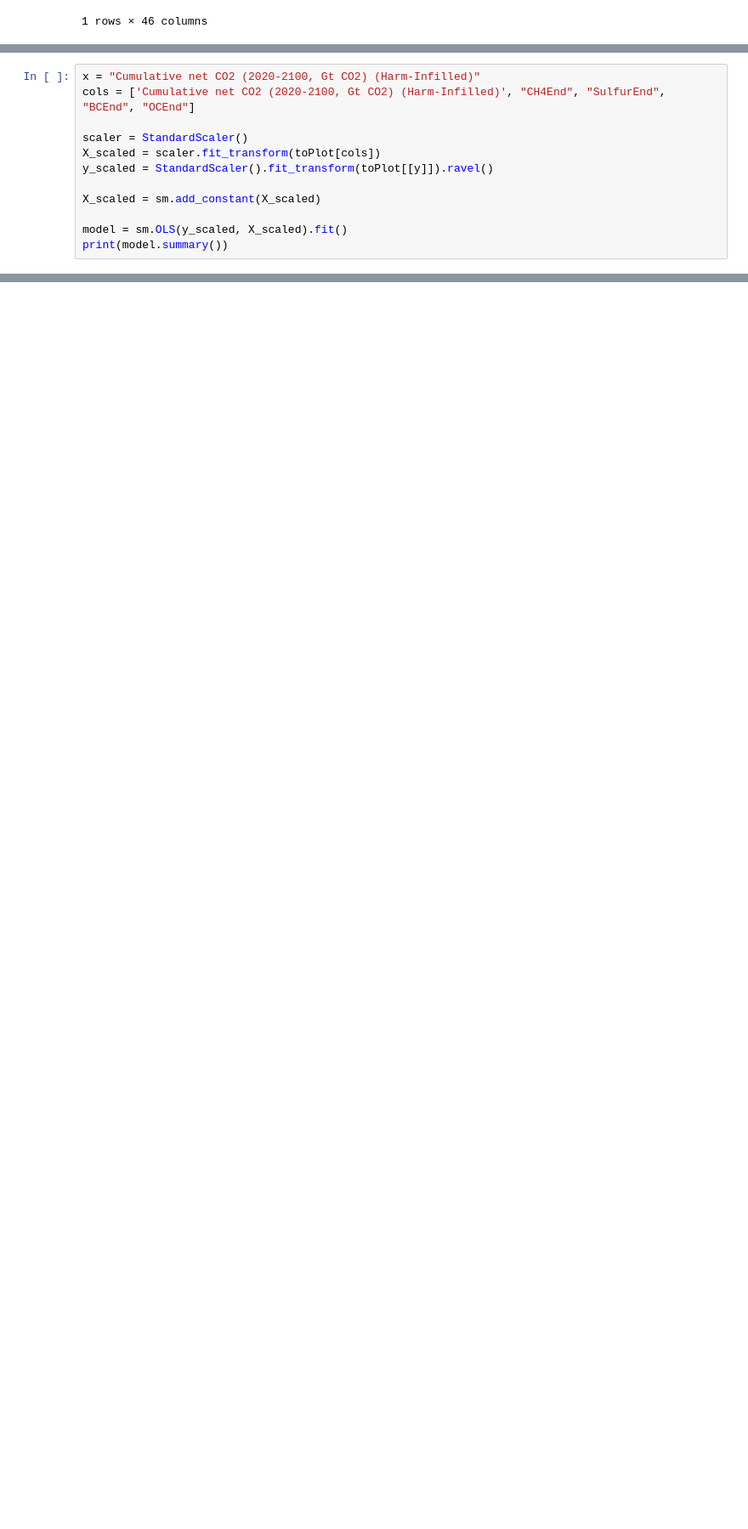
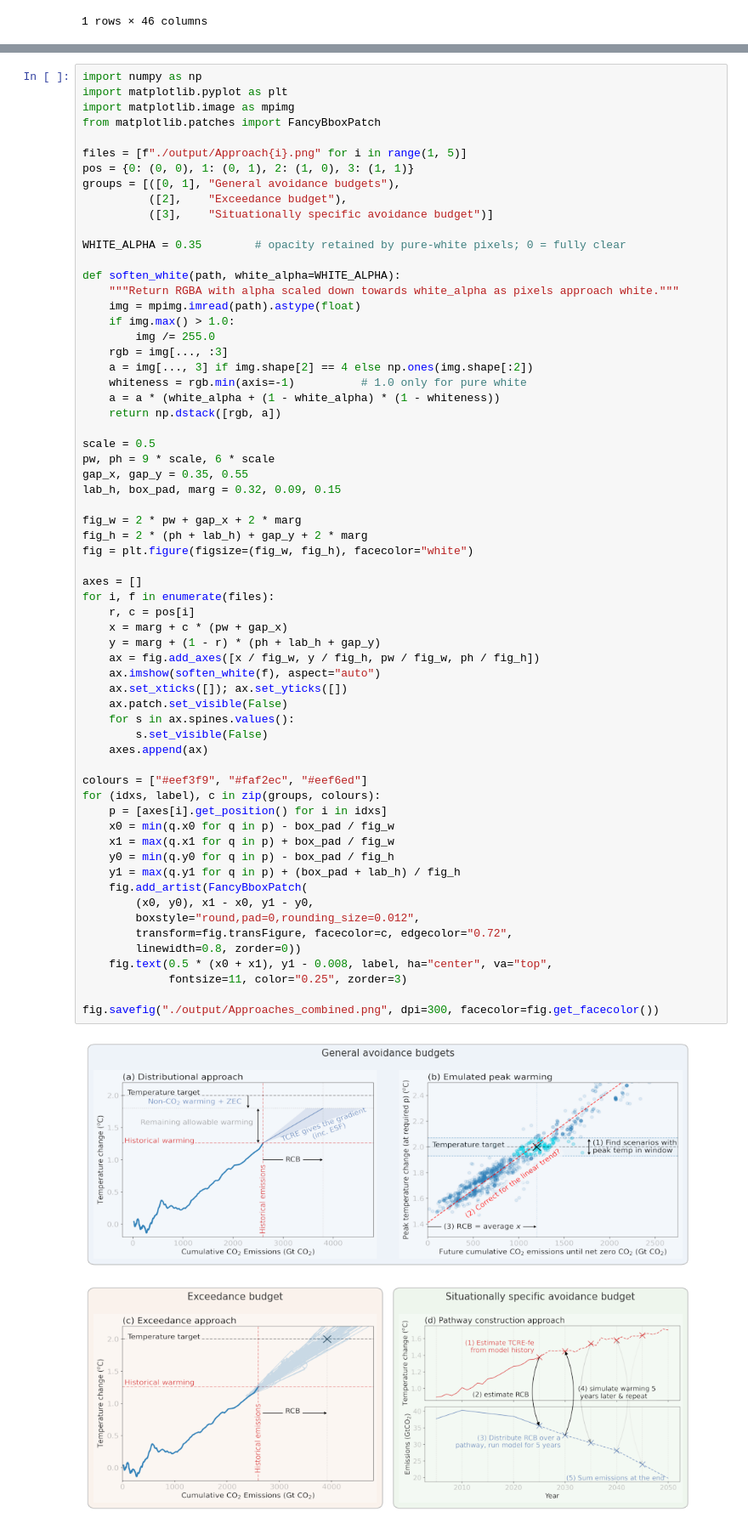
Before and after one commit to Rlamboll/CarbonBudgetsCompared, a Jupyter notebook: DrawSchematicPlots.ipynb, the cells around one changed output, grey strips where cells are left out. Shown at 85% size. Saved outputs shown, nothing was run; the diff lists cells and outputs as text; blank space fills up the shorter version.

```diff
--- a/DrawSchematicPlots.ipynb
+++ b/DrawSchematicPlots.ipynb
@@ -1040,12 +968,0 @@ import statsmodels.api as sm
-# %%
-x = "Cumulative net CO2 (2020-2100, Gt CO2) (Harm-Infilled)"
-cols = ['Cumulative net CO2 (2020-2100, Gt CO2) (Harm-Infilled)', "CH4End", "SulfurEnd", "BCEnd", "OCEnd"]
-
-scaler = StandardScaler()
-X_scaled = scaler.fit_transform(toPlot[cols])
-y_scaled = StandardScaler().fit_transform(toPlot[[y]]).ravel()
-
-X_scaled = sm.add_constant(X_scaled)
-
-model = sm.OLS(y_scaled, X_scaled).fit()
-print(model.summary())
@@ -1106,0 +971,65 @@ selected_scenarios.columns[-30:]
+# %%
+import numpy as np
+import matplotlib.pyplot as plt
+import matplotlib.image as mpimg
+from matplotlib.patches import FancyBboxPatch
+
+files = [f"./output/Approach{i}.png" for i in range(1, 5)]
+pos = {0: (0, 0), 1: (0, 1), 2: (1, 0), 3: (1, 1)}
+groups = [([0, 1], "General avoidance budgets"),
+          ([2],    "Exceedance budget"),
+          ([3],    "Situationally specific avoidance budget")]
+
+WHITE_ALPHA = 0.35        # opacity retained by pure-white pixels; 0 = fully clear
+
+def soften_white(path, white_alpha=WHITE_ALPHA):
+    """Return RGBA with alpha scaled down towards white_alpha as pixels approach white."""
+    img = mpimg.imread(path).astype(float)
+    if img.max() > 1.0:
+        img /= 255.0
+    rgb = img[..., :3]
+    a = img[..., 3] if img.shape[2] == 4 else np.ones(img.shape[:2])
+    whiteness = rgb.min(axis=-1)          # 1.0 only for pure white
+    a = a * (white_alpha + (1 - white_alpha) * (1 - whiteness))
+    return np.dstack([rgb, a])
+
+scale = 0.5
+pw, ph = 9 * scale, 6 * scale
+gap_x, gap_y = 0.35, 0.55
+lab_h, box_pad, marg = 0.32, 0.09, 0.15
+
+fig_w = 2 * pw + gap_x + 2 * marg
+fig_h = 2 * (ph + lab_h) + gap_y + 2 * marg
+fig = plt.figure(figsize=(fig_w, fig_h), facecolor="white")
+
+axes = []
+for i, f in enumerate(files):
+    r, c = pos[i]
+    x = marg + c * (pw + gap_x)
+    y = marg + (1 - r) * (ph + lab_h + gap_y)
+    ax = fig.add_axes([x / fig_w, y / fig_h, pw / fig_w, ph / fig_h])
+    ax.imshow(soften_white(f), aspect="auto")
+    ax.set_xticks([]); ax.set_yticks([])
+    ax.patch.set_visible(False)
+    for s in ax.spines.values():
+        s.set_visible(False)
+    axes.append(ax)
+
+colours = ["#eef3f9", "#faf2ec", "#eef6ed"]
+for (idxs, label), c in zip(groups, colours):
+    p = [axes[i].get_position() for i in idxs]
+    x0 = min(q.x0 for q in p) - box_pad / fig_w
+    x1 = max(q.x1 for q in p) + box_pad / fig_w
+    y0 = min(q.y0 for q in p) - box_pad / fig_h
+    y1 = max(q.y1 for q in p) + (box_pad + lab_h) / fig_h
+    fig.add_artist(FancyBboxPatch(
+        (x0, y0), x1 - x0, y1 - y0,
+        boxstyle="round,pad=0,rounding_size=0.012",
+        transform=fig.transFigure, facecolor=c, edgecolor="0.72",
+        linewidth=0.8, zorder=0))
+    fig.text(0.5 * (x0 + x1), y1 - 0.008, label, ha="center", va="top",
+             fontsize=11, color="0.25", zorder=3)
+
+fig.savefig("./output/Approaches_combined.png", dpi=300, facecolor=fig.get_facecolor())
+# %% [output]
+[figure, added]
```
Also changed, not shown: parts of 22 cells of this notebook, 2 other files.
